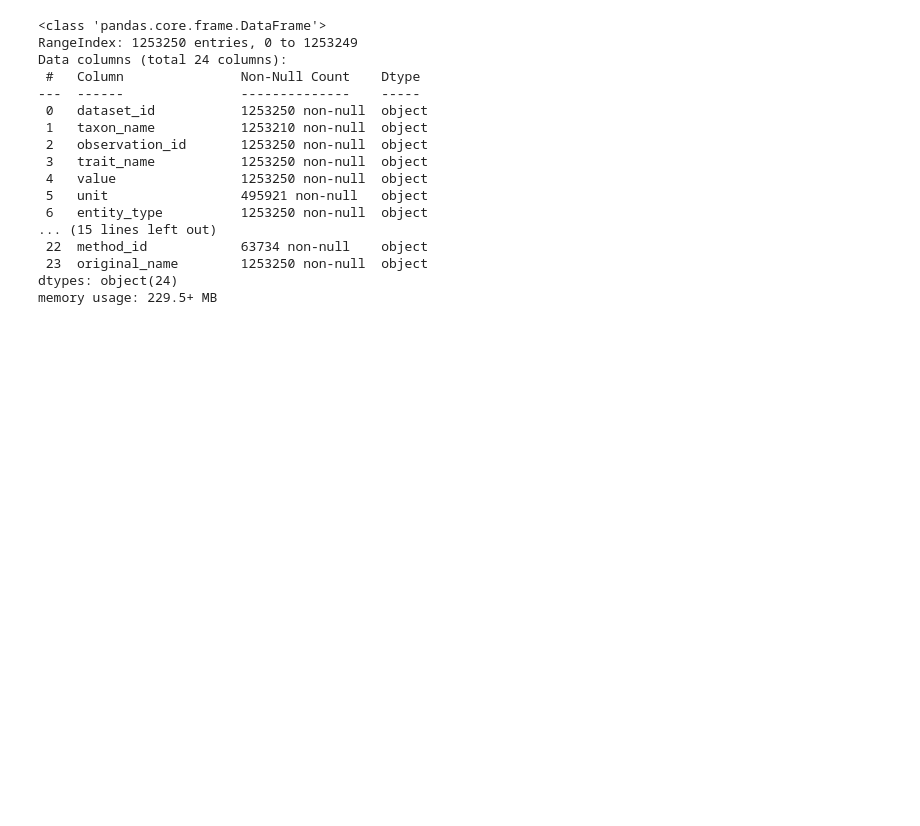
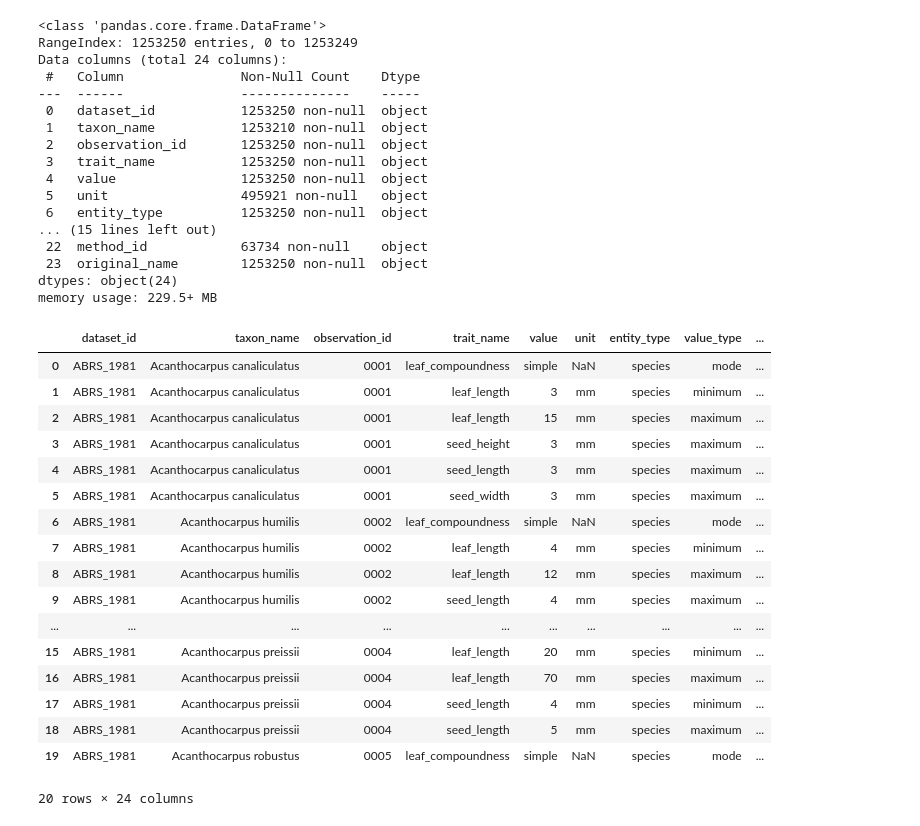
Before and after one commit to AtlasOfLivingAustralia/arga-issues, a Jupyter notebook: jupyter/notebooks/AusTraits-traits-taxa-analysis.ipynb, the cells around one changed output. Drawn from its saved outputs; the diff is of its cells as text; code cells hidden in the pictures; blank space fills up the shorter version.

```diff
--- a/jupyter/notebooks/AusTraits-traits-taxa-analysis.ipynb
+++ b/jupyter/notebooks/AusTraits-traits-taxa-analysis.ipynb
@@ -23,3 +23,24 @@ Data columns (total 24 columns):
  23  original_name        1253250 non-null  object
 dtypes: object(24)
 memory usage: 229.5+ MB
+# %%
+df.head(20)
+# %% [output]
+|  | dataset_id | taxon_name | observation_id | trait_name | value | unit | entity_type | value_type | ... |
+| 0 | ABRS_1981 | Acanthocarpus canaliculatus | 0001 | leaf_compoundness | simple | NaN | species | mode | ... |
+| 1 | ABRS_1981 | Acanthocarpus canaliculatus | 0001 | leaf_length | 3 | mm | species | minimum | ... |
+| 2 | ABRS_1981 | Acanthocarpus canaliculatus | 0001 | leaf_length | 15 | mm | species | maximum | ... |
+| 3 | ABRS_1981 | Acanthocarpus canaliculatus | 0001 | seed_height | 3 | mm | species | maximum | ... |
+| 4 | ABRS_1981 | Acanthocarpus canaliculatus | 0001 | seed_length | 3 | mm | species | maximum | ... |
+| 5 | ABRS_1981 | Acanthocarpus canaliculatus | 0001 | seed_width | 3 | mm | species | maximum | ... |
+| 6 | ABRS_1981 | Acanthocarpus humilis | 0002 | leaf_compoundness | simple | NaN | species | mode | ... |
+| 7 | ABRS_1981 | Acanthocarpus humilis | 0002 | leaf_length | 4 | mm | species | minimum | ... |
+| 8 | ABRS_1981 | Acanthocarpus humilis | 0002 | leaf_length | 12 | mm | species | maximum | ... |
+| 9 | ABRS_1981 | Acanthocarpus humilis | 0002 | seed_length | 4 | mm | species | maximum | ... |
+| ... | ... | ... | ... | ... | ... | ... | ... | ... | ... |
+| 15 | ABRS_1981 | Acanthocarpus preissii | 0004 | leaf_length | 20 | mm | species | minimum | ... |
+| 16 | ABRS_1981 | Acanthocarpus preissii | 0004 | leaf_length | 70 | mm | species | maximum | ... |
+| 17 | ABRS_1981 | Acanthocarpus preissii | 0004 | seed_length | 4 | mm | species | minimum | ... |
+| 18 | ABRS_1981 | Acanthocarpus preissii | 0004 | seed_length | 5 | mm | species | maximum | ... |
+| 19 | ABRS_1981 | Acanthocarpus robustus | 0005 | leaf_compoundness | simple | NaN | species | mode | ... |
+20 rows × 24 columns
```
Also changed, not shown: parts of 3 cells of this notebook.
